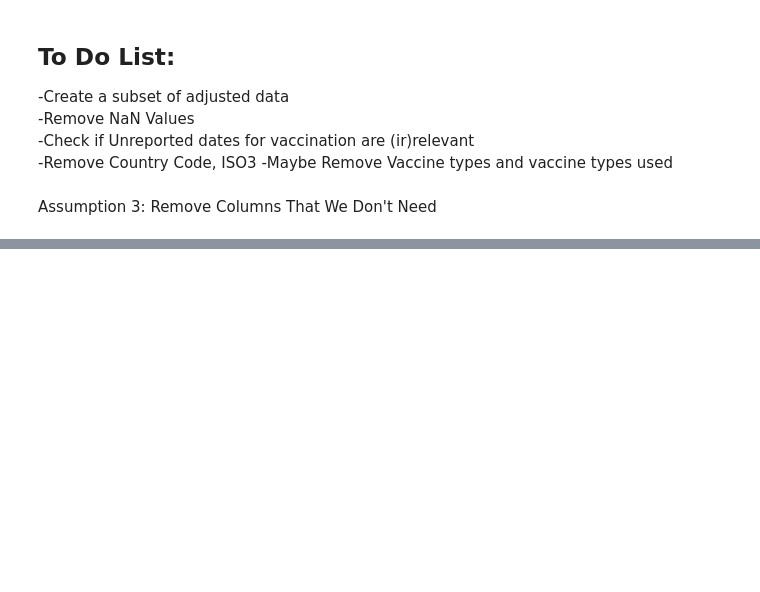
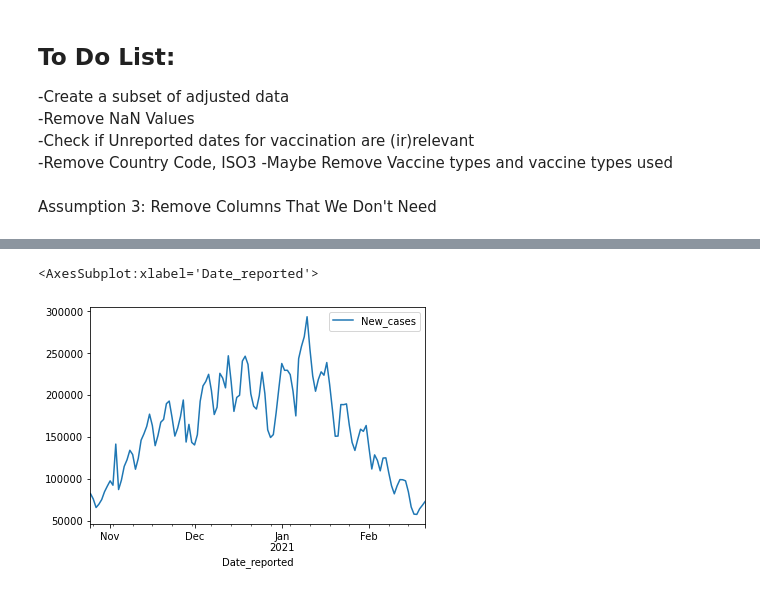
Before and after one commit to uic-cs418/cs418-spring22-the-wild-card, a Jupyter notebook: Covid Analysis.ipynb, the cells around one changed output, grey strips where cells are left out. Drawn from its saved outputs; the diff is of its cells as text; code cells hidden in the pictures; blank space fills up the shorter version.

Commit message:
Update Covid Analysis.ipynb
Updated with visualization

```diff
--- a/Covid Analysis.ipynb
+++ b/Covid Analysis.ipynb
@@ -75,0 +107,6 @@ main = main.drop(columns=['Country_code', 'ISO3', 'DATA_SOURCE'])   # Cleaned Da
+# %%
+import datetime
+df = (main[["COUNTRY", "Date_reported", "New_cases", "FIRST_VACCINE_DATE_y"]].loc[main['COUNTRY'] == 'United States of America'])
+df['Date_reported'] = pd.to_datetime(df['Date_reported'])
+df = df[296:416]
+print(df.head(65))
@@ -75,0 +128,6 @@ main = main.drop(columns=['Country_code', 'ISO3', 'DATA_SOURCE'])   # Cleaned Da
+# %%
+import seaborn as sns
+df.plot.line(x='Date_reported', y='New_cases')
+# %% [output]
+<AxesSubplot:xlabel='Date_reported'>
+[figure, added]
```
Also changed, not shown: parts of 7 cells of this notebook.
